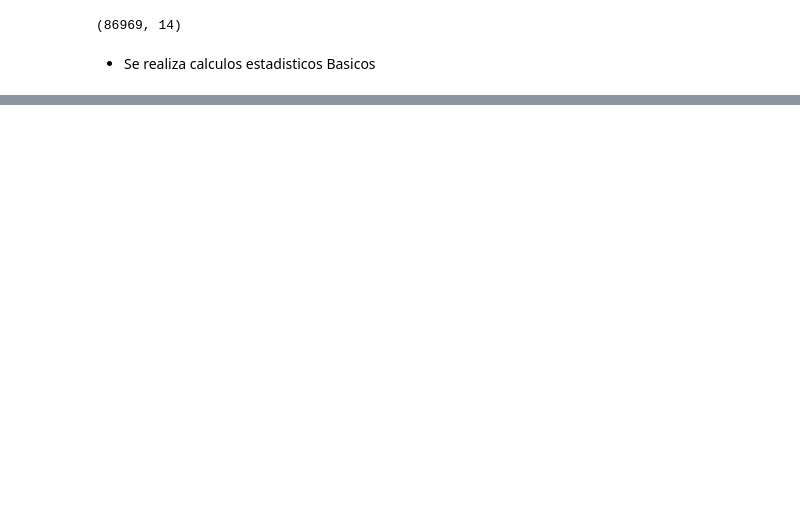
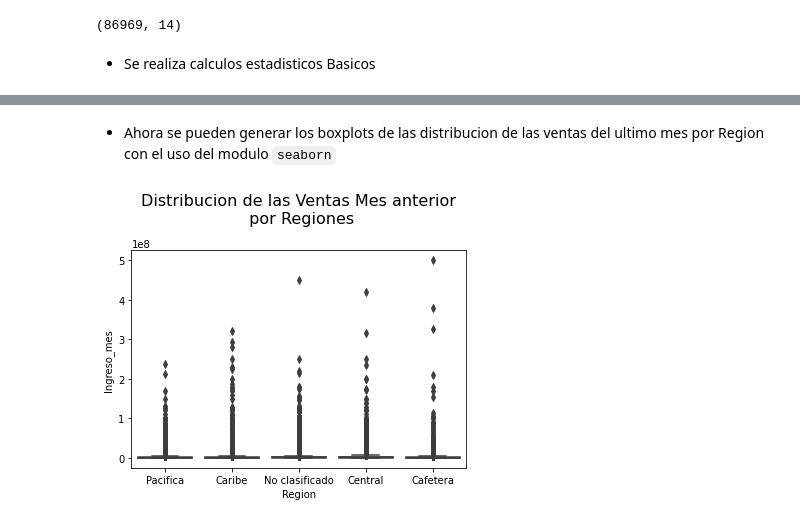
Before and after one commit to santiagov-2001/Team-1-Machine-Learning, a Jupyter notebook: Micronegocios.ipynb, the cells around one changed output, grey strips where cells are left out. Saved outputs shown, nothing was run; the diff lists cells and outputs as text; code cells hidden in the pictures; blank space fills up the shorter version.

````diff
--- a/Micronegocios.ipynb
+++ b/Micronegocios.ipynb
@@ -367,0 +239,8 @@ np.arange(25)
+# %% [markdown]
+* Ahora se pueden generar los boxplots de las distribucion de las ventas del ultimo mes por Region con el uso del modulo ```seaborn```
+# %%
+box=sns.boxplot( x=depto_limpia["Region"], y=depto_limpia["Ingreso_mes"] ,data=depto_limpia)
+box.set_title("Distribucion de las Ventas Mes anterior\n por Regiones",fontsize=16)
+box.title.set_position([.5, 1.1])
+# %% [output]
+[figure, added]
````
Also changed, not shown: parts of 61 cells of this notebook.
